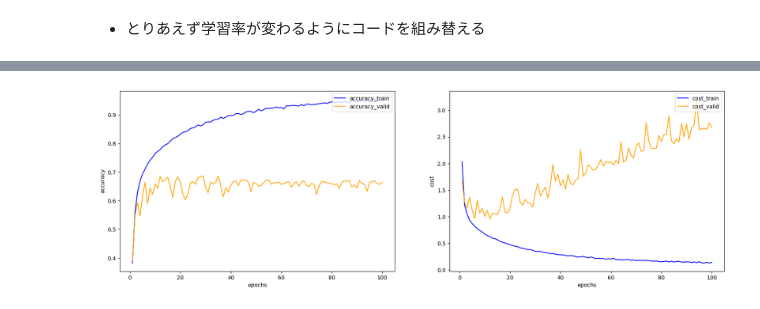
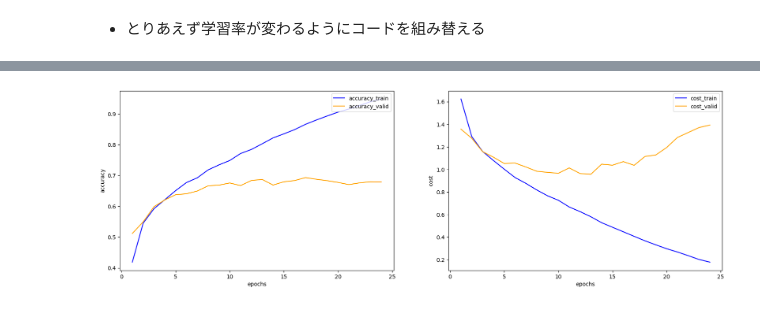
Before and after one commit to maoya23/deep-learning, a Jupyter notebook: neurogenesis/gradually_increase.ipynb, the cells around one changed output, grey strips where cells are left out. Saved outputs shown, nothing was run; the diff lists cells and outputs as text; code cells hidden in the pictures.

```diff
--- a/neurogenesis/gradually_increase.ipynb
+++ b/neurogenesis/gradually_increase.ipynb
@@ -14,11 +14,11 @@ from sklearn.model_selection import train_test_split
 from sklearn.metrics import accuracy_score
 # %%
 config={
-    'BatchSize':128,
+    'BatchSize':256,
     'seed':42,
-    'n_epochs' : 100,
+    'n_epochs' : 200,
     'lr' : 0.001,
-    'patience':7
+    'patience':10
 }
 
 torch.cuda.manual_seed_all(config['seed'])
@@ -365,33 +485,37 @@ optimizer2 = optim.Adam(conv_net2.parameters(), lr=lr)
 loss_function = nn.CrossEntropyLoss()  # nn.ClossEntropyLossは，出力のsoftmax変換と，正解ラベルのone-hot vector化の機能を持っている
 # %%
+
 accuracy_train=[]
+accuracy_valid=[]
 cost_train=[]
-accuracy_valid=[]
-cost_valid=[]
+cost_valid=[]#このリストをforの中にいれてしまうと新しいリストが毎回作られてしまう。必ず外に出すこと
 
 for epoch in range(config['n_epochs']):
-    losses_train = []
-    losses_valid = []
+    losses_train = []  # 訓練誤差を格納しておくリスト
+    losses_valid = []  # 検証データの誤差を格納しておくリスト
 
-    conv_net2.train()
-    n_train = 0
-    acc_train = 0
+    conv_net.train()  # 訓練モードにする
+    n_train = 0  # 訓練データ数
+    acc_train = 0  # 訓練データに対する精度
     for x, t in dataloader_train:
         n_train += t.size()[0]
 
-        conv_net2.zero_grad()  # 勾配の初期化
+        conv_net.zero_grad()  # 勾配の初期化
 
         x = x.to(device)  # テンソルをGPUに移動
+
+        t_hot = torch.eye(10)[t]  # 正解ラベルをone-hot vector化
+
         t = t.to(device)
+        t_hot = t_hot.to(device)  # 正解ラベルとone-hot vectorをそれぞれGPUに移動
 
-        y = conv_net2.forward(x)  # 順伝播
+        y = conv_net.forward(x)  # 順伝播
 
-
-        loss = loss_function(y, t)  # 誤差(クロスエントロピー誤差関数)の計算
+        loss = -(t_hot*torch.log_softmax(y, dim=-1)).sum(axis=1).mean()  # 誤差(クロスエントロピー誤差関数)の計算
 
         loss.backward()  # 誤差の逆伝播
 
-        optimizer2.step()  # パラメータの更新
+        optimizer.step()  # パラメータの更新
 
         pred = y.argmax(1)  # 最大値を取るラベルを予測ラベルとする
 
@@ -401,36 +525,50 @@ for epoch in range(config['n_epochs']):
     accuracy_train.append(acc_train/n_train)
     cost_train.append(np.mean(losses_train))
 
-    conv_net2.eval()
+    conv_net.eval()  # 評価モードにする
     n_val = 0
     acc_val = 0
     for x, t in dataloader_valid:
         n_val += t.size()[0]
 
         x = x.to(device)  # テンソルをGPUに移動
+
+        t_hot = torch.eye(10)[t]  # 正解ラベルをone-hot vector化
+
         t = t.to(device)
+        t_hot = t_hot.to(device)  # 正解ラベルとone-hot vectorをそれぞれGPUに移動
 
-        y = conv_net2.forward(x)  # 順伝播
+        y = conv_net.forward(x)  # 順伝播
 
-        loss = loss_function(y, t)  # 誤差(クロスエントロピー誤差関数)の計算
+        loss = -(t_hot*torch.log_softmax(y, dim=-1)).sum(axis=1).mean()  # 誤差(クロスエントロピー誤差関数)の計算
 
         pred = y.argmax(1)  # 最大値を取るラベルを予測ラベルとする
 
         acc_val += (pred == t).float().sum().item()
         losses_valid.append(loss.tolist())
+
     accuracy_valid.append(acc_val/n_val)
     cost_valid.append(np.mean(losses_valid))
 
-    print('EPOCH: {}, Train [Loss: {:.3f}, Accuracy: {:.3f}], Valid [Loss: {:.3f}, Accuracy: {:.3f}]]'.format(
+    early_stopping.update(acc_val/n_train, model)
+
+    print('EPOCH: {}, Train [Loss: {:.3f}, Accuracy: {:.3f}], Valid [Loss: {:.3f}, Accuracy: {:.3f}]'.format(
         epoch+1,
         np.mean(losses_train),
         acc_train/n_train,
         np.mean(losses_valid),
-        acc_val/n_val,
+        acc_val/n_val
     ))
 
+    if early_stopping.early_stop:
+        print('Early stopping !')
+        break
 
-x=np.arange(1,config['n_epochs']+1,1)
+model = early_stopping.load_checkpoint(model)
+
+y=len(accuracy_train)
+
+x=np.arange(1,y+1,1)
 y1=accuracy_train
 y2=cost_train
 y3 = accuracy_valid
@@ -453,5 +591,7 @@ ax2.set_ylabel(yl2)
 ax1.legend(loc = 'upper right')
 ax2.legend(loc = 'upper right')
 
+
 plt.show()
+torch.save(model.state_dict(), "models/gradually_increase_normal.pth")
 # %% [output]
@@ -475,4 +615,4 @@ EPOCH: 100, Train [Loss: 0.141, Accuracy: 0.950], Valid [Loss: 2.678, Accuracy:
-[figure, old version]
+[figure, new version]
 # %%
 import torchvision
 testset = torchvision.datasets.CIFAR10(root='data', train=False, download=True, transform=transforms.ToTensor() )
```
Also changed, not shown: parts of 7 cells of this notebook, 1 other file.
